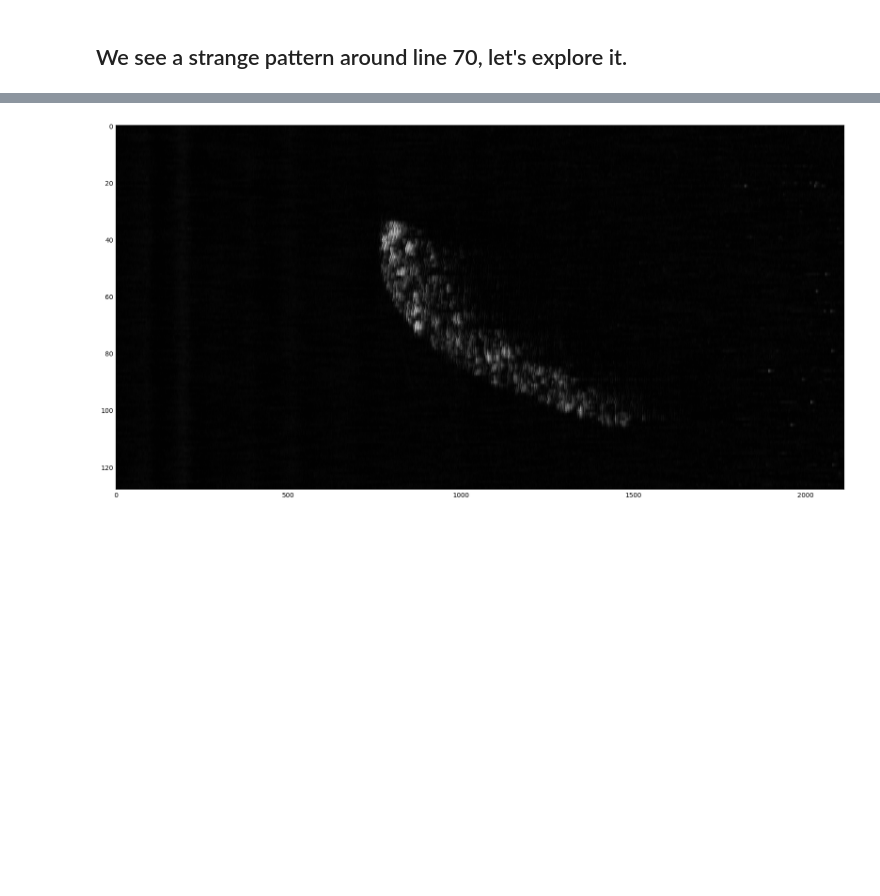
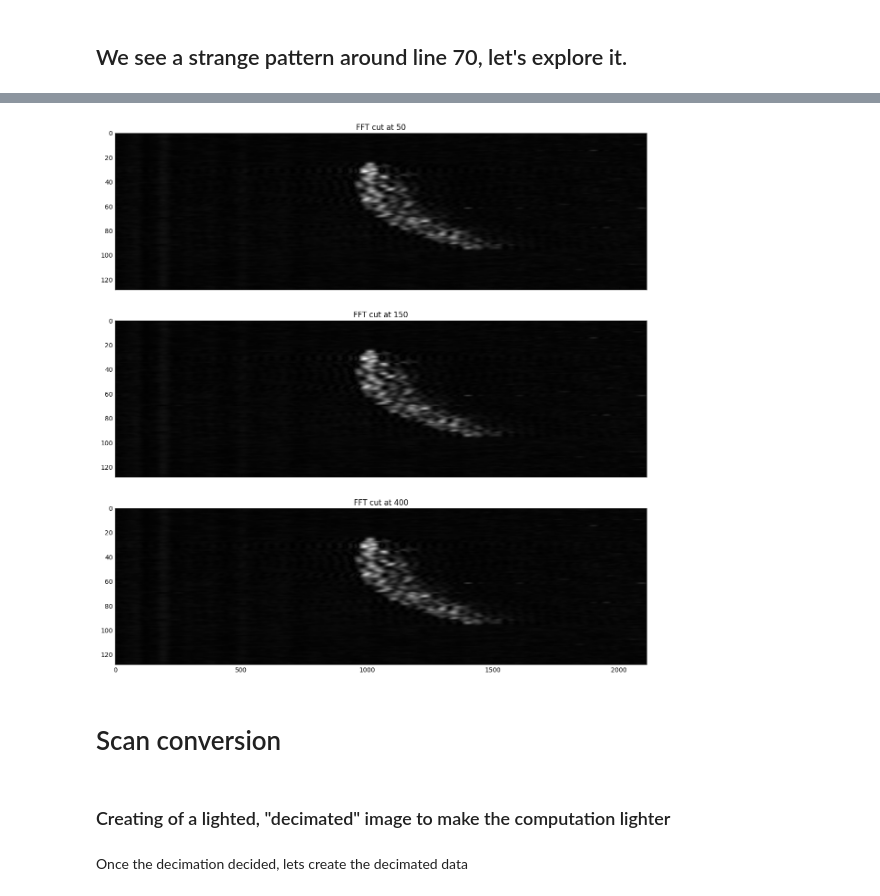
Before and after one commit to echopen/PRJ-medtec_sigproc, a Jupyter notebook: dataquarium/explore.ipynb, the cells around one changed output, grey strips where cells are left out. Cells and saved outputs as stored; diff of their text form; code cells hidden in the pictures; blank space fills up the shorter version.

Commit message:
Adding scan conversion

```diff
--- a/dataquarium/explore.ipynb
+++ b/dataquarium/explore.ipynb
@@ -86,16 +89,52 @@ plt.show()
-# %%
-for k in range (im_shape[0]):
-    for i in range(im_shape[1]/2):
-            if (i > 1000):
-                fourier_data[k][i]=0
-                fourier_data[k][-i]=0
-
-
-fourier_data_inverse = np.fft.ifft(fourier_data)
-plt.figure(figsize=(20, 10))
-plt.imshow(np.abs(fourier_data_inverse).reshape(im_shape), aspect='auto')
-plt.grid(True)
-plt.gray()
-plt.show()
-# %% [output]
-[figure, removed]
+# %%
+fourier_dataTwo = np.zeros(shape=(data.shape[1],data.shape[2]),dtype=complex)
+fourier_dataThree = np.zeros(shape=(data.shape[1],data.shape[2]),dtype=complex)
+
+for i in range(data.shape[1]):
+    for j in range(data.shape[2]):
+        fourier_dataTwo[i][j] = fourier_data[i][j]
+        fourier_dataThree[i][j] = fourier_data[i][j]
+# %%
+for k in range (im_shape[0]):
+    for i in range(im_shape[1]/2):
+            if (i > 50):
+                fourier_data[k][i]=0
+                fourier_data[k][-i]=0
+
+fourier_data_inverse = np.abs(np.fft.ifft(fourier_data))
+
+
+for k in range (im_shape[0]):
+    for i in range(im_shape[1]/2):
+            if (i > 150):
+                fourier_dataTwo[k][i]=0
+                fourier_dataTwo[k][-i]=0
+
+fourier_data_inverseTwo = np.abs(np.fft.ifft(fourier_dataTwo))
+
+
+for k in range (im_shape[0]):
+    for i in range(im_shape[1]/2):
+            if (i > 400):
+                fourier_dataThree[k][i]=0
+                fourier_dataThree[k][-i]=0
+
+fourier_data_inverseThree = np.abs(np.fft.ifft(fourier_dataThree))
+
+
+f, (ax1, ax2, ax3) = plt.subplots(3, sharex=True, sharey=False,figsize=(15,15))
+
+ax1.imshow(np.abs(fourier_data_inverse).reshape(im_shape), aspect='auto')
+ax1.set_title('FFT cut at 50')
+ax2.imshow(np.abs(fourier_data_inverseTwo).reshape(im_shape), aspect='auto')
+ax2.set_title('FFT cut at 150')
+ax3.imshow(np.abs(fourier_data_inverseThree).reshape(im_shape), aspect='auto')
+ax3.set_title('FFT cut at 400')
+
+plt.show()
+# %% [output]
+[figure, added]
+# %% [markdown]
+# Scan conversion
+# %% [markdown]
+### Creating of a lighted, "decimated" image to make the computation lighter
@@ -101,0 +143,2 @@ plt.show()
+# %% [markdown]
+Once the decimation decided, lets create the decimated data
```
Also changed, not shown: parts of 17 cells of this notebook, 2 other files.
